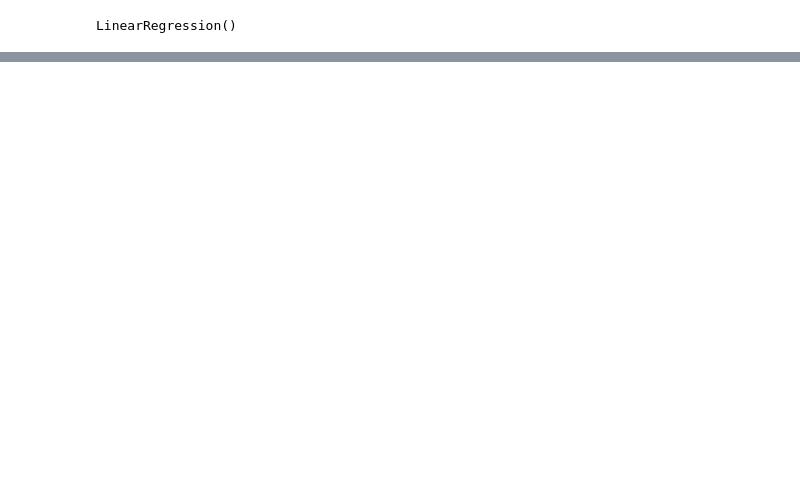
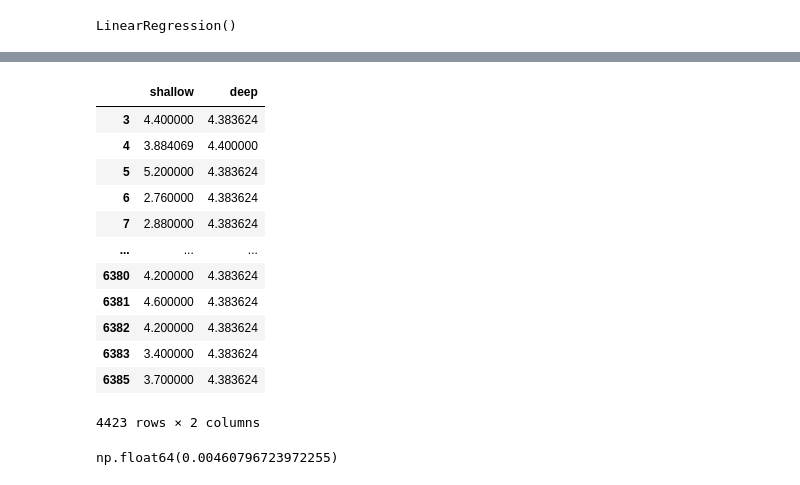
Before and after one commit to Shivamthakur7500/EarthQuack_EDA-project, a Jupyter notebook: project_lab.ipynb, the cells around one changed output, grey strips where cells are left out. Drawn from its saved outputs; the diff is of its cells as text; code cells hidden in the pictures; blank space fills up the shorter version.

```diff
--- a/project_lab.ipynb
+++ b/project_lab.ipynb
@@ -554,0 +725,6 @@ df.head()
+# %%
+mag_type={'shallow':df[df['depth'] < 50]['mag'],"deep":df[df['depth'] >300]['mag']}
+data=pd.DataFrame(mag_type)
+data.count()
+
+data.mean()
@@ -554,0 +736,23 @@ df.head()
+# %%
+data.isnull().sum()
+data=data.fillna(data.mean())
+data
+# %% [output]
+|  | shallow | deep |
+| 3 | 4.400000 | 4.383624 |
+| 4 | 3.884069 | 4.400000 |
+| 5 | 5.200000 | 4.383624 |
+| 6 | 2.760000 | 4.383624 |
+| 7 | 2.880000 | 4.383624 |
+| ... | ... | ... |
+| 6380 | 4.200000 | 4.383624 |
+| 6381 | 4.600000 | 4.383624 |
+| 6382 | 4.200000 | 4.383624 |
+| 6383 | 3.400000 | 4.383624 |
+| 6385 | 3.700000 | 4.383624 |
+4423 rows × 2 columns
+# %%
+co_rel=data['shallow'].corr(data['deep'],method='spearman')
+co_rel
+# %% [output]
+np.float64(0.00460796723972255)
```
Also changed, not shown: parts of 45 cells of this notebook.
